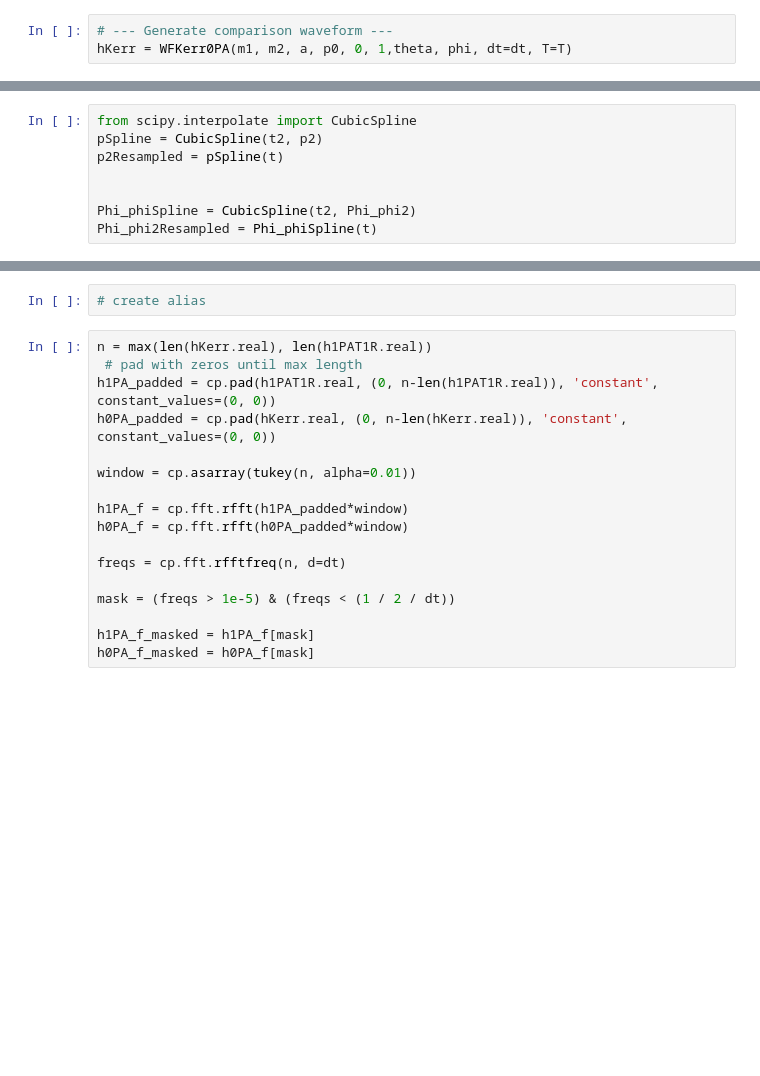
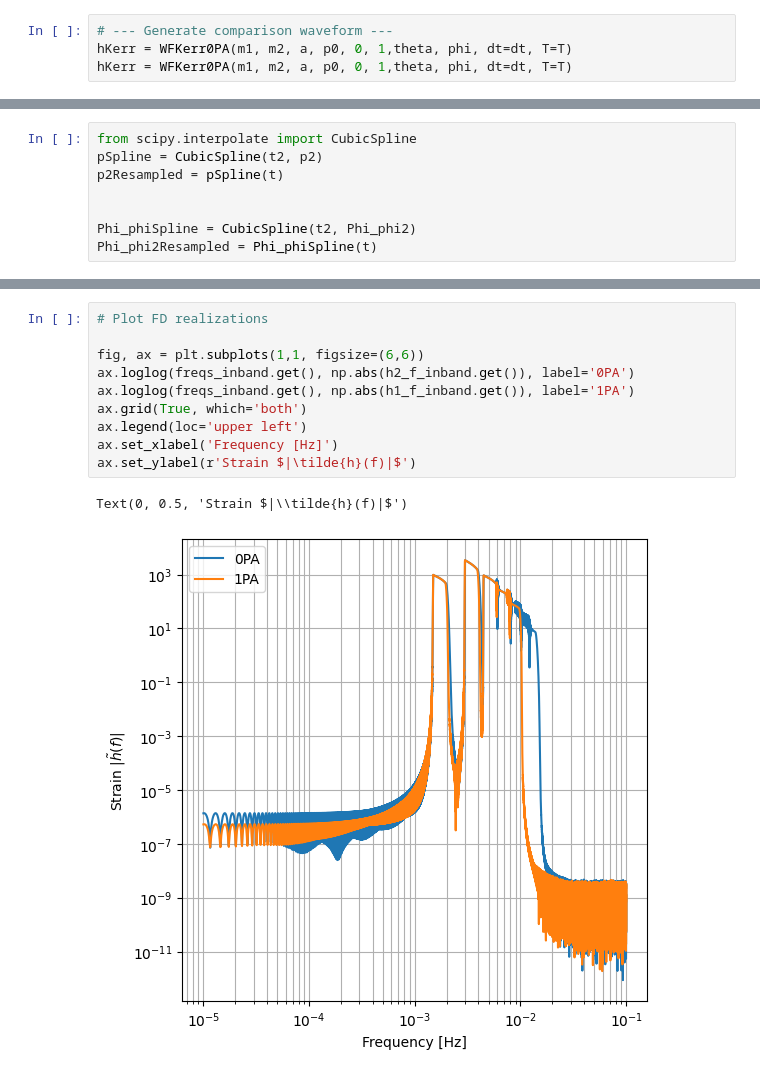
Before and after one commit to joshbmat/Few_1PAT1R_Scripts, a Jupyter notebook: WaveformModule/TestWaveformModuleGPU.ipynb, the cells around one changed output, grey strips where cells are left out. Cells and saved outputs as stored; diff of their text form; blank space fills up the shorter version.

```diff
--- a/WaveformModule/TestWaveformModuleGPU.ipynb
+++ b/WaveformModule/TestWaveformModuleGPU.ipynb
@@ -71,5 +99,6 @@ plt.show()
 # %%
 # --- Generate comparison waveform ---
 hKerr = WFKerr0PA(m1, m2, a, p0, 0, 1,theta, phi, dt=dt, T=T)
+hKerr = WFKerr0PA(m1, m2, a, p0, 0, 1,theta, phi, dt=dt, T=T)
 # %%
 print(type(hKerr))
@@ -263,19 +331,13 @@ array(0.62036367+0.92573533j)
 # %%
-# create alias
+# Plot FD realizations
+
+fig, ax = plt.subplots(1,1, figsize=(6,6))
+ax.loglog(freqs_inband.get(), np.abs(h2_f_inband.get()), label='0PA')
+ax.loglog(freqs_inband.get(), np.abs(h1_f_inband.get()), label='1PA')
+ax.grid(True, which='both')
+ax.legend(loc='upper left')
+ax.set_xlabel('Frequency [Hz]')
+ax.set_ylabel(r'Strain $|\tilde{h}(f)|$')
+# %% [output]
+Text(0, 0.5, 'Strain $|\\tilde{h}(f)|$')
+[figure, added]
-# %%
-n = max(len(hKerr.real), len(h1PAT1R.real))
- # pad with zeros until max length
-h1PA_padded = cp.pad(h1PAT1R.real, (0, n-len(h1PAT1R.real)), 'constant', constant_values=(0, 0))
-h0PA_padded = cp.pad(hKerr.real, (0, n-len(hKerr.real)), 'constant', constant_values=(0, 0))
-
-window = cp.asarray(tukey(n, alpha=0.01))
-
-h1PA_f = cp.fft.rfft(h1PA_padded*window)
-h0PA_f = cp.fft.rfft(h0PA_padded*window)
-
-freqs = cp.fft.rfftfreq(n, d=dt)
-
-mask = (freqs > 1e-5) & (freqs < (1 / 2 / dt))
-
-h1PA_f_masked = h1PA_f[mask]
-h0PA_f_masked = h0PA_f[mask]
```
Also changed, not shown: parts of 38 cells of this notebook.
